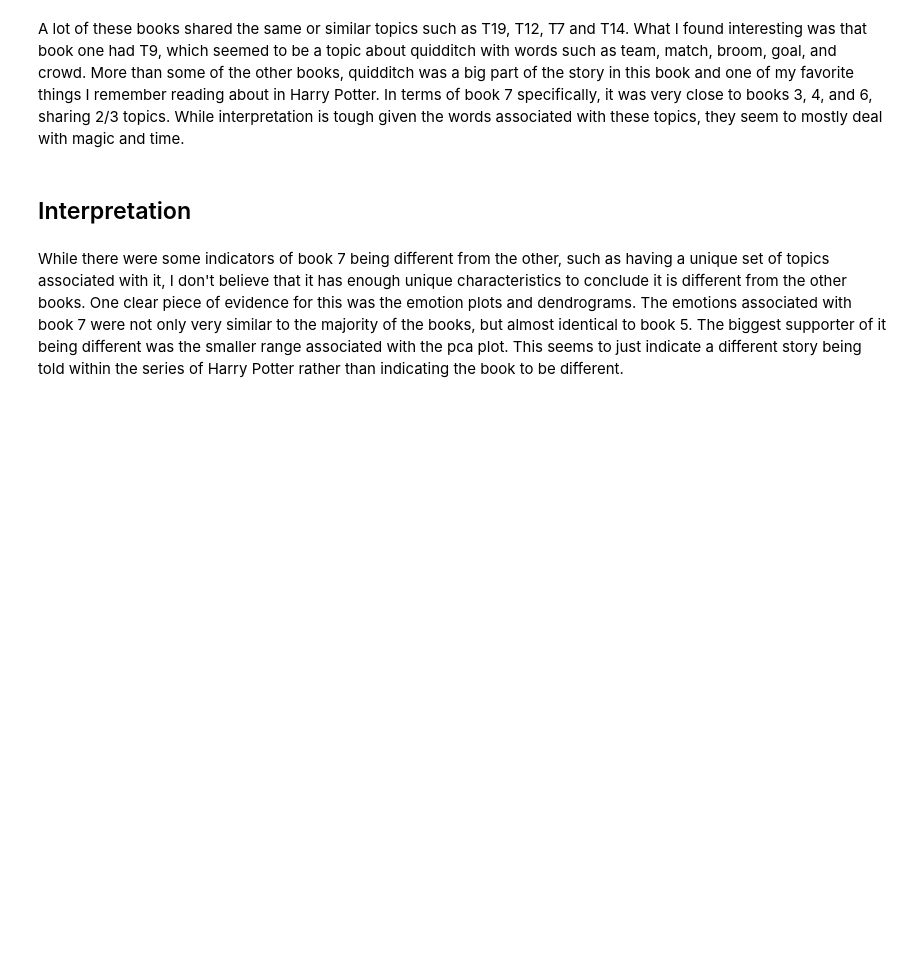
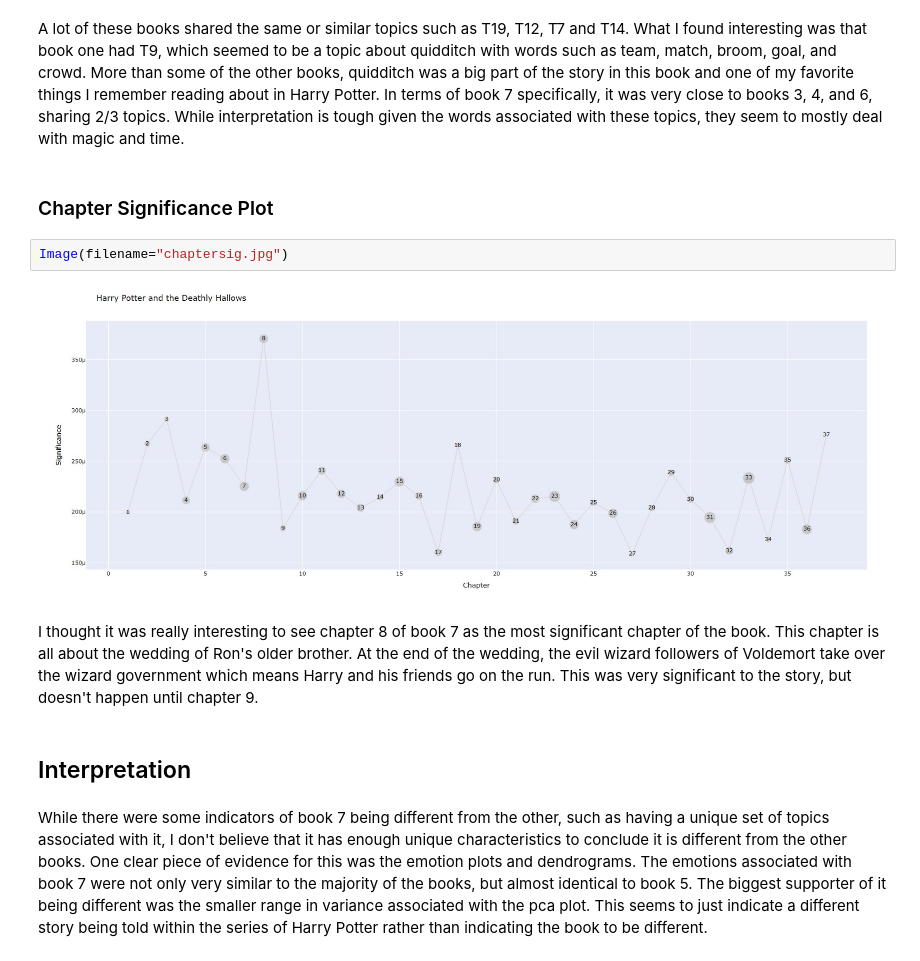
Before and after one commit to cnickol26/HarryPotterDS5001FinalProject, a Jupyter notebook: FINAL_REPORT.ipynb, the cells around one changed output. Drawn from its saved outputs; the diff is of its cells as text; blank space fills up the shorter version.

```diff
--- a/FINAL_REPORT.ipynb
+++ b/FINAL_REPORT.ipynb
@@ -144,7 +169,15 @@ Image(filename="34topics.png")
 [figure]
 # %% [markdown]
 A lot of these books shared the same or similar topics such as T19, T12, T7 and T14. What I found interesting was that book one had T9, which seemed to be a topic about quidditch with words such as team, match, broom, goal, and crowd. More than some of the other books, quidditch was a big part of the story in this book and one of my favorite things I remember reading about in Harry Potter. In terms of book 7 specifically, it was very close to books 3, 4, and 6, sharing 2/3 topics. While interpretation is tough given the words associated with these topics, they seem to mostly deal with magic and time.
+# %% [markdown]
+### Chapter Significance Plot
+# %%
+Image(filename="chaptersig.jpg")
+# %% [output]
+[figure, added]
+# %% [markdown]
+I thought it was really interesting to see chapter 8 of book 7 as the most significant chapter of the book. This chapter is all about the wedding of Ron's older brother. At the end of the wedding, the evil wizard followers of Voldemort take over the wizard government which means Harry and his friends go on the run. This was very significant to the story, but doesn't happen until chapter 9.
 # %% [markdown]
 ## Interpretation
 # %% [markdown]
-While there were some indicators of book 7 being different from the other, such as having a unique set of topics associated with it, I don't believe that it has enough unique characteristics to conclude it is different from the other books. One clear piece of evidence for this was the emotion plots and dendrograms. The emotions associated with book 7 were not only very similar to the majority of the books, but almost identical to book 5. The biggest supporter of it being different was the smaller range associated with the pca plot. This seems to just indicate a different story being told within the series of Harry Potter rather than indicating the book to be different.
+While there were some indicators of book 7 being different from the other, such as having a unique set of topics associated with it, I don't believe that it has enough unique characteristics to conclude it is different from the other books. One clear piece of evidence for this was the emotion plots and dendrograms. The emotions associated with book 7 were not only very similar to the majority of the books, but almost identical to book 5. The biggest supporter of it being different was the smaller range in variance associated with the pca plot. This seems to just indicate a different story being told within the series of Harry Potter rather than indicating the book to be different.
```
Also changed, not shown: parts of 5 cells of this notebook.
